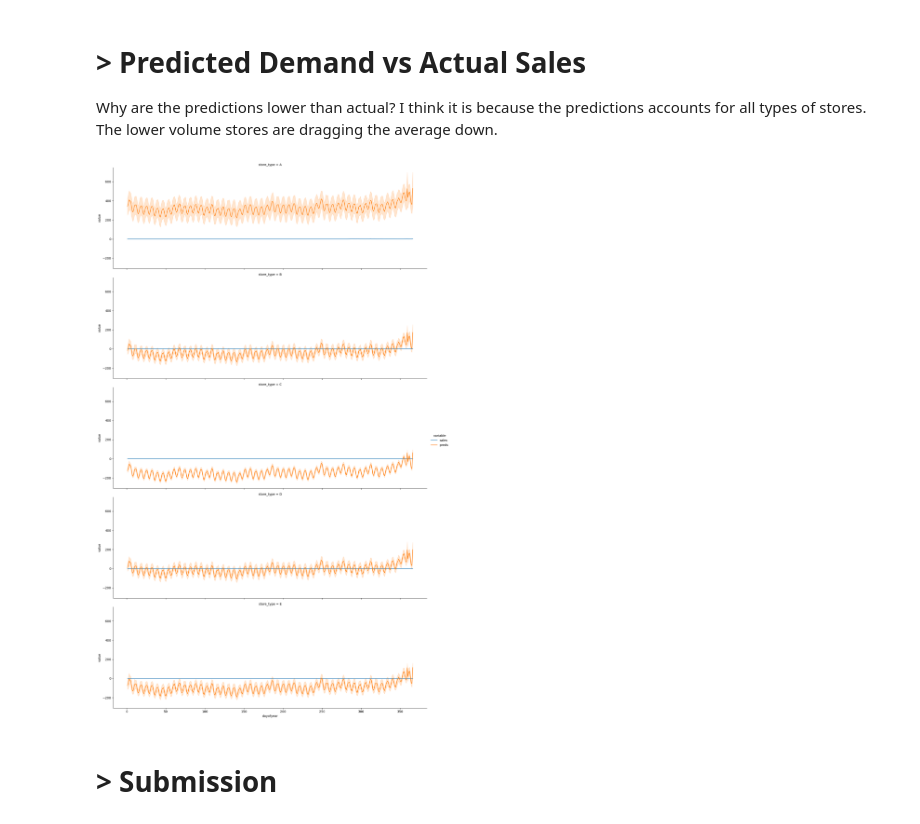
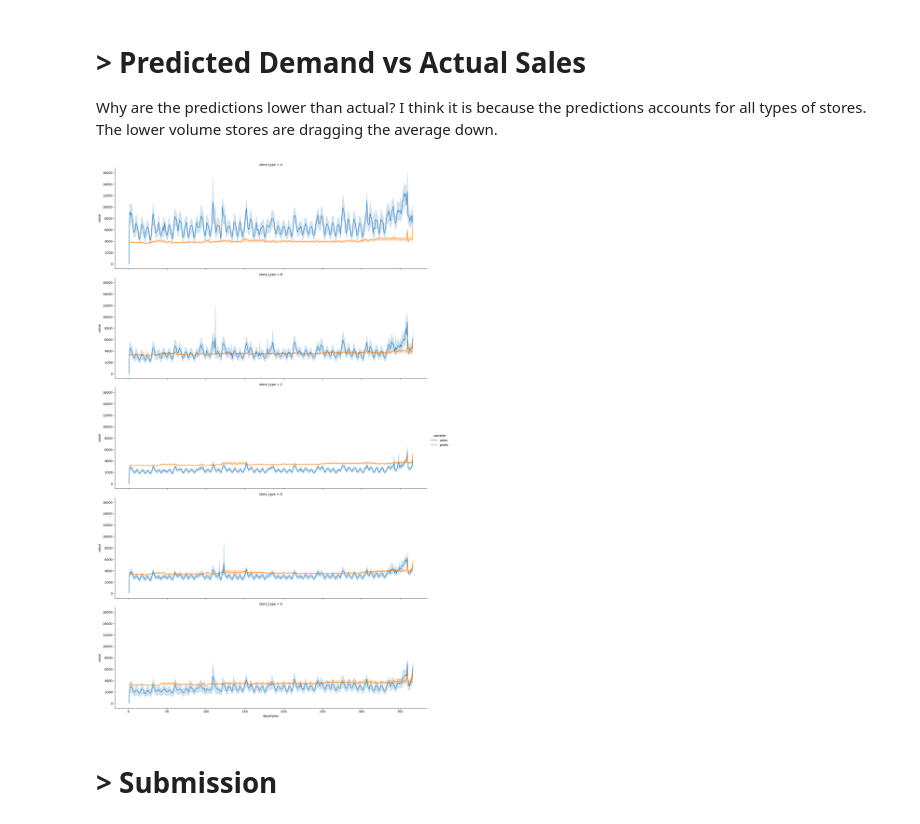
Before and after one commit to cmd-master/store-sales, a Jupyter notebook: store-sales.ipynb, the cells around one changed output. Drawn from its saved outputs; the diff is of its cells as text; code cells hidden in the pictures.

Commit message:
Kaggle Notebook | Store Sales. Linear Regression. [1.98395] | Version 23

```diff
--- a/store-sales.ipynb
+++ b/store-sales.ipynb
@@ -25,19 +25,21 @@ transactions = pd.read_csv('/kaggle/input/store-sales-time-series-forecasting/tr
 stores = pd.read_csv('/kaggle/input/store-sales-time-series-forecasting/stores.csv')
 
 ## Clean
-df['date'] = pd.to_datetime(df['date'])
-df['week'] = df['date'].dt.isocalendar().week
-df['year'] = df['date'].dt.year
-df['weekname'] = df.date.dt.day_name()
-df['dayofyear'] = df['date'].dt.strftime('%j').astype(int)
-# df['store_nbr'] = df['store_nbr'].astype(str) ## Didn't want the order of numbers to influence the model.
-
 transactions['date'] = pd.to_datetime(transactions['date'])
 stores['cluster'] = stores['cluster'].astype(str)
 store_type = dict(zip(stores['store_nbr'], stores['type']))
-# df['store_type'] = df['store_nbr'].map(store_type)
-# df = pd.merge(df, stores, on='store_nbr')
-# df = pd.merge(df, transactions, on=['store_nbr', 'date'])
+
+def cleanData(a):
+    a['date'] = pd.to_datetime(a['date'])
+    a['year'] = a['date'].dt.year
+    a['weekname'] = a.date.dt.day_name()
+    a['weeknum'] = a['date'].dt.isocalendar().week
+    a['dayofyear'] = a['date'].dt.strftime('%j').astype(int)
+    a['store_type'] = a['store_nbr'].map(store_type)
+#     a['onpromotion'] = np.where(a['onpromotion'] < 100, 0, a['onpromotion'])
+    return a
+
+df = cleanData(df)
 
 ## Organize
 target = 'sales'
@@ -190,18 +211,17 @@ class DataSelect(BaseEstimator, TransformerMixin):
 
     def transform(self, X, y=None):
         X['store_type'] = X['store_nbr'].map(self.cat_a)
-        X['weekname'] = pd.to_datetime(X['date']).dt.day_name()
-        X['weeknum'] = pd.to_datetime(X['date']).dt.isocalendar().week
+        X = cleanData(X)
         return X[self.att]
 
 num_pp = Pipeline([
-    ('dataselect', DataSelect(['onpromotion']))
-    , ('impute', SimpleImputer(strategy='median'))
+    ('dataselect', DataSelect(['onpromotion', 'weeknum']))
+    , ('impute', SimpleImputer(strategy='mean'))
     , ('scaler', StandardScaler())
 ])
 
 cat_pp = Pipeline([
-    ('dataselect', DataSelect(['family', 'store_nbr', 'store_type', 'weekname', 'weeknum']))
+    ('dataselect', DataSelect(['family', 'store_nbr', 'store_type', 'weekname']))
     , ('encoder', OneHotEncoder(sparse_output=False))
 ])
 
@@ -245,15 +265,15 @@ Why are the predictions lower than actual? I think it is because the predictions
 # %%
 g = train.copy()
 g['preds'] = y
-g = g.query('family == "BOOKS"')
+g = g.query('family == "GROCERY I"')
 g = g[['store_type', 'sales', 'preds', 'dayofyear']]
 g = pd.melt(g, id_vars=['store_type', 'dayofyear'])
 
 sns.relplot(g, x='dayofyear', y='value', hue='variable'
             , row='store_type', row_order=list('ABCDE')
             , kind='line', aspect=3);
 # %% [output]
-[figure, old version]
+[figure, new version]
 # %% [markdown]
 # > Submission
 # %%
```
Also changed, not shown: parts of 6 cells of this notebook.
